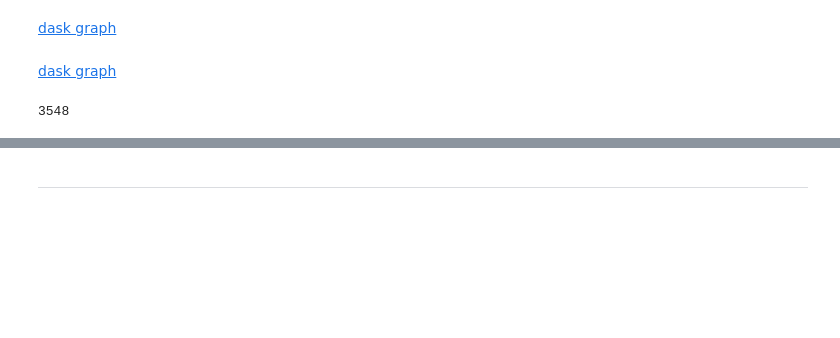
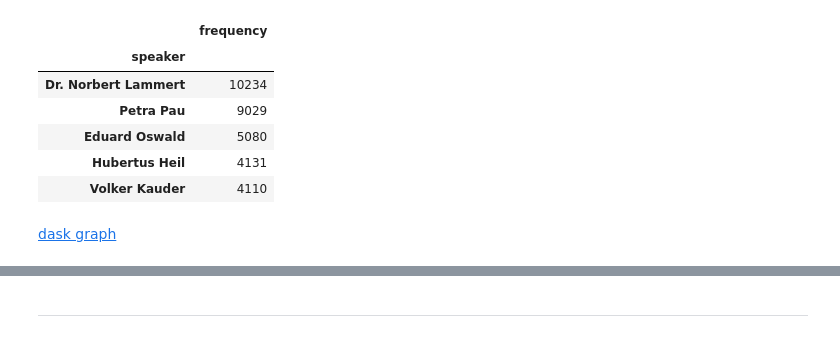
Before and after one commit to mattilyra/notebooks, a Jupyter notebook: dask-talk.ipynb, the cells around one changed output, grey strips where cells are left out. Drawn from its saved outputs; the diff is of its cells as text; code cells hidden in the pictures; blank space fills up the shorter version.

```diff
--- a/dask-talk.ipynb
+++ b/dask-talk.ipynb
@@ -58 +188,11 @@ records = db.read_text('../bundestag/unravelled/*.json').map(json.loads)
+# %%
+df.head()
+# %% [output]
+|  | frequency |
+| speaker |  |
+| Dr. Norbert Lammert | 10234 |
+| Petra Pau | 9029 |
+| Eduard Oswald | 5080 |
+| Hubertus Heil | 4131 |
+| Volker Kauder | 4110 |
 # %%
@@ -68,6 +203,0 @@ records.filter(lambda d: d['type'] == 'speech')\
-# %% [markdown]
-[dask graph](dask2.pdf.pdf)
-# %%
-len(records.pluck('speaker_fp').distinct().compute())
-# %% [output]
-3548
```
Also changed, not shown: parts of 116 cells of this notebook.
